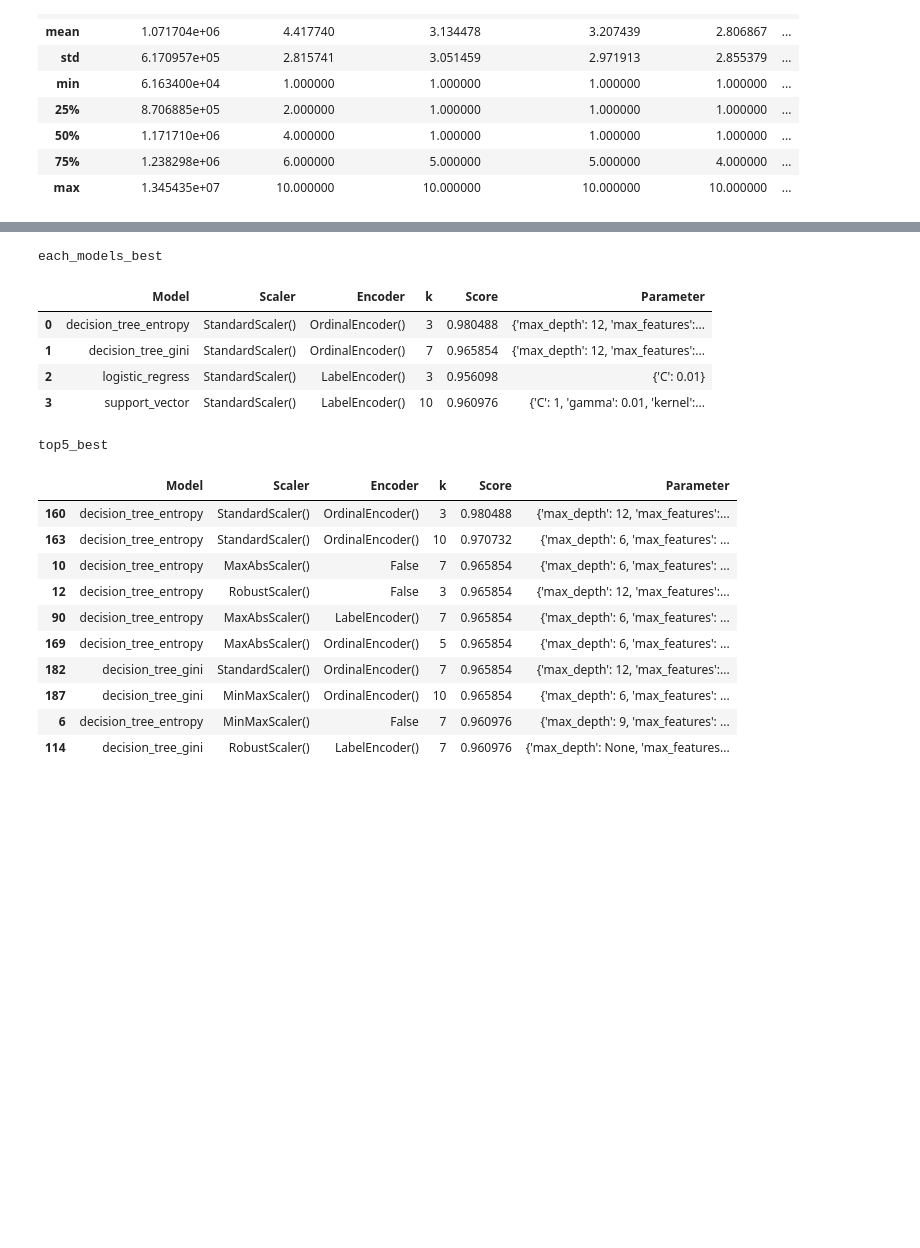
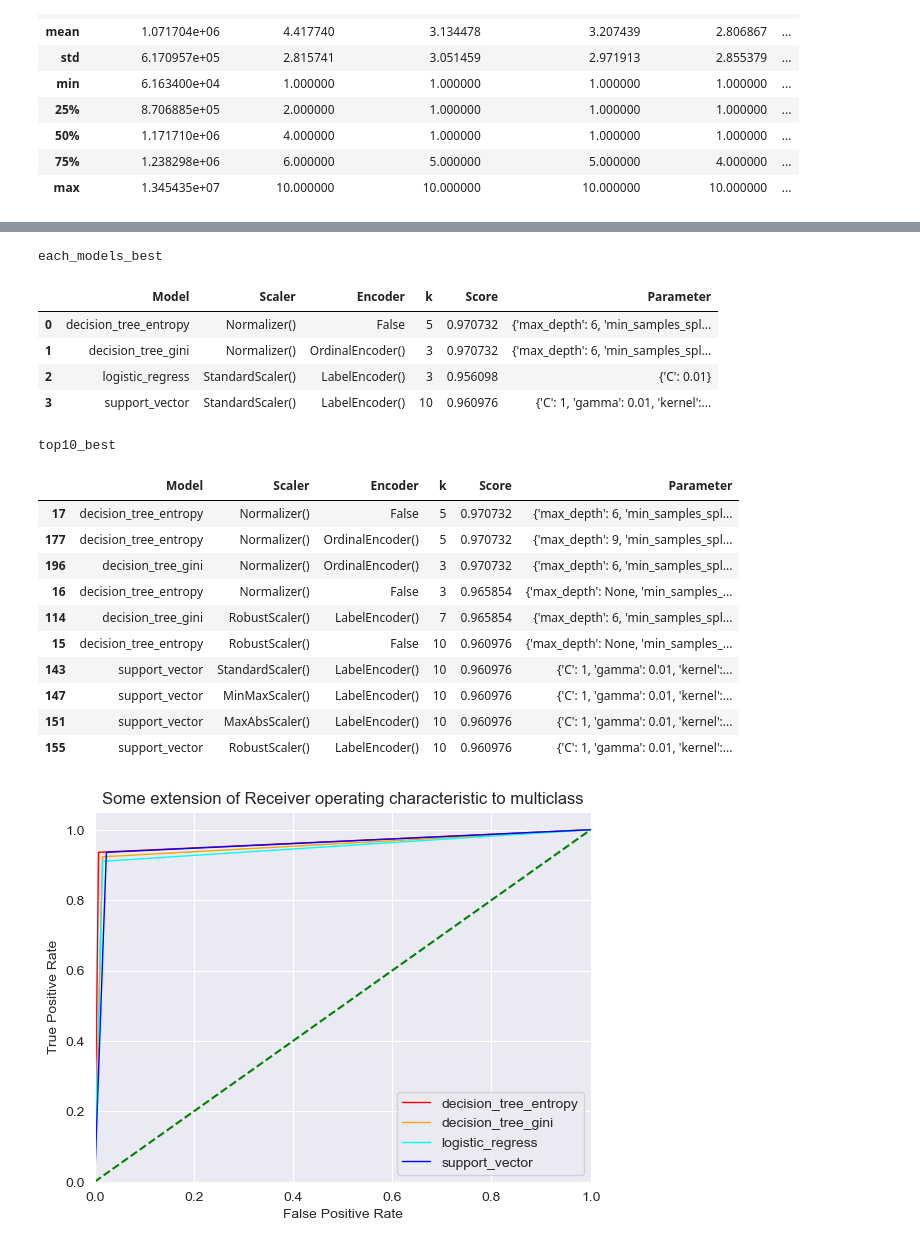
Before and after one commit to hhanoo/University_Major, a Jupyter notebook: Lab1_정현우.ipynb, the cells around one changed output, grey strips where cells are left out. Cells and saved outputs as stored; diff of their text form; code cells hidden in the pictures; blank space fills up the shorter version.

```diff
--- a/Lab1_정현우.ipynb
+++ b/Lab1_정현우.ipynb
@@ -113,12 +115,10 @@ def compare_classifications_model(data, target, models=None, scaler=None, encode
         param = {
             'decision_tree_entropy': {'splitter': ['best', 'random'],
                                       'max_depth': [None, 6, 9, 12],
-                                      'min_samples_split': [2, 3, 4],
-                                      'max_features': [None, 'sqrt', 'log2']},
+                                      'min_samples_split': [2, 3, 4]},
             'decision_tree_gini': {'splitter': ['best', 'random'],
                                    'max_depth': [None, 6, 9, 12],
-                                   'min_samples_split': [2, 3, 4],
-                                   'max_features': [None, 'sqrt', 'log2']},
+                                   'min_samples_split': [2, 3, 4]},
             'logistic_regress': {'C': [0.01, 0.1, 1, 10]},
             'support_vector': {'kernel': ['linear', 'rbf', 'poly', 'sigmoid'],
                                'C': [0.01, 0.1, 1],
@@ -130,6 +130,8 @@ def compare_classifications_model(data, target, models=None, scaler=None, encode
     best_score_models = pd.DataFrame({'Model': models_list}, columns=df_columns)
     best_score_models = best_score_models.fillna(0)
     all_models_data_list = []
+    roc_curve_each_models = pd.DataFrame(index=range(0, 4),
+                                         columns={'Model', 'fper', 'tper'})  # Store the Best each models of fper, tper
 
     for encoders_tmp in encoders:
         if encoders_tmp is not False:
@@ -178,43 +180,70 @@ def compare_classifications_model(data, target, models=None, scaler=None, encode
                     # Store the highest score among the selected model
                     if score > best_score_models.loc[i, 'Score'] or best_score_models.loc[i, 'Score'] == 0:
                         best_score_models.loc[i] = model_data
+                        prob = grid_search.predict(x_test)
+                        fprs, tprs, thresholds = roc_curve(y_test, prob,pos_label=4)
+                        roc_curve_each_models.iloc[i, 0] = models_list[i]
+                        roc_curve_each_models.iloc[i, 1] = fprs
+                        roc_curve_each_models.iloc[i, 2] = tprs
 
                     # Add all results based on selected model, scalar, k, encoder
                     all_models_data_list.append(model_data)
+
     # Convert information in 'all_models_data_list' to data frames
     all_models_data = pd.DataFrame(all_models_data_list, columns=df_columns)
 
+    # Plot ROC curve
+    color_list = ["red", "orange", "aqua", "blue"]
+    for j in range(0, 4):
+        plt.plot(
+            roc_data.iloc[j,1],
+            roc_data.iloc[j,2],
+            color=color_list[j],
+            lw=1,
+            label=roc_data.iloc[j,0]
+        )
+
+    plt.plot([0, 1], [0, 1], color='green', linestyle='--')
+    plt.xlim([0.0, 1.0])
+    plt.ylim([0.0, 1.05])
+    plt.xlabel("False Positive Rate")
+    plt.ylabel("True Positive Rate")
+    plt.title("Some extension of Receiver operating characteristic to multiclass")
+    plt.legend(loc="lower right")
+
     # Returns the highest value for each model and the top 10 information in all cases
-    return best_score_models, all_models_data.nlargest(10, 'Score')
+    return best_score_models, all_models_data.nlargest(10, 'Score'), roc_curve_each_models ,plt
 # %%
 # Main
 # Adjusting for Data Frame Output
 pd.set_option('display.max_rows', None)
 pd.set_option('display.max_columns', None)
 pd.set_option('display.max_colwidth', None)
 
-each_models_best, top5_best = compare_classifications_model(x, y)
+each_models_best, top10_best, roc_data, graph = compare_classifications_model(x, y)
 
 print('each_models_best')
 display(each_models_best)
-print('top5_best')
-display(top5_best)
+print('top10_best')
+display(top10_best)
+graph.show()
 # %% [output]
 each_models_best
 |  | Model | Scaler | Encoder | k | Score | Parameter |
-| 0 | decision_tree_entropy | StandardScaler() | OrdinalEncoder() | 3 | 0.980488 | {'max_depth': 12, 'max_features':... |
-| 1 | decision_tree_gini | StandardScaler() | OrdinalEncoder() | 7 | 0.965854 | {'max_depth': 12, 'max_features':... |
+| 0 | decision_tree_entropy | Normalizer() | False | 5 | 0.970732 | {'max_depth': 6, 'min_samples_spl... |
+| 1 | decision_tree_gini | Normalizer() | OrdinalEncoder() | 3 | 0.970732 | {'max_depth': 6, 'min_samples_spl... |
 | 2 | logistic_regress | StandardScaler() | LabelEncoder() | 3 | 0.956098 | {'C': 0.01} |
 | 3 | support_vector | StandardScaler() | LabelEncoder() | 10 | 0.960976 | {'C': 1, 'gamma': 0.01, 'kernel':... |
-top5_best
+top10_best
 |  | Model | Scaler | Encoder | k | Score | Parameter |
-| 160 | decision_tree_entropy | StandardScaler() | OrdinalEncoder() | 3 | 0.980488 | {'max_depth': 12, 'max_features':... |
-| 163 | decision_tree_entropy | StandardScaler() | OrdinalEncoder() | 10 | 0.970732 | {'max_depth': 6, 'max_features': ... |
-| 10 | decision_tree_entropy | MaxAbsScaler() | False | 7 | 0.965854 | {'max_depth': 6, 'max_features': ... |
-| 12 | decision_tree_entropy | RobustScaler() | False | 3 | 0.965854 | {'max_depth': 12, 'max_features':... |
-| 90 | decision_tree_entropy | MaxAbsScaler() | LabelEncoder() | 7 | 0.965854 | {'max_depth': 6, 'max_features': ... |
-| 169 | decision_tree_entropy | MaxAbsScaler() | OrdinalEncoder() | 5 | 0.965854 | {'max_depth': 6, 'max_features': ... |
-| 182 | decision_tree_gini | StandardScaler() | OrdinalEncoder() | 7 | 0.965854 | {'max_depth': 12, 'max_features':... |
-| 187 | decision_tree_gini | MinMaxScaler() | OrdinalEncoder() | 10 | 0.965854 | {'max_depth': 6, 'max_features': ... |
-| 6 | decision_tree_entropy | MinMaxScaler() | False | 7 | 0.960976 | {'max_depth': 9, 'max_features': ... |
-| 114 | decision_tree_gini | RobustScaler() | LabelEncoder() | 7 | 0.960976 | {'max_depth': None, 'max_features... |
+| 17 | decision_tree_entropy | Normalizer() | False | 5 | 0.970732 | {'max_depth': 6, 'min_samples_spl... |
+| 177 | decision_tree_entropy | Normalizer() | OrdinalEncoder() | 5 | 0.970732 | {'max_depth': 9, 'min_samples_spl... |
+| 196 | decision_tree_gini | Normalizer() | OrdinalEncoder() | 3 | 0.970732 | {'max_depth': 6, 'min_samples_spl... |
+| 16 | decision_tree_entropy | Normalizer() | False | 3 | 0.965854 | {'max_depth': None, 'min_samples_... |
+| 114 | decision_tree_gini | RobustScaler() | LabelEncoder() | 7 | 0.965854 | {'max_depth': 6, 'min_samples_spl... |
+| 15 | decision_tree_entropy | RobustScaler() | False | 10 | 0.960976 | {'max_depth': None, 'min_samples_... |
+| 143 | support_vector | StandardScaler() | LabelEncoder() | 10 | 0.960976 | {'C': 1, 'gamma': 0.01, 'kernel':... |
+| 147 | support_vector | MinMaxScaler() | LabelEncoder() | 10 | 0.960976 | {'C': 1, 'gamma': 0.01, 'kernel':... |
+| 151 | support_vector | MaxAbsScaler() | LabelEncoder() | 10 | 0.960976 | {'C': 1, 'gamma': 0.01, 'kernel':... |
+| 155 | support_vector | RobustScaler() | LabelEncoder() | 10 | 0.960976 | {'C': 1, 'gamma': 0.01, 'kernel':... |
+[figure, added]
```
Also changed, not shown: parts of 2 cells of this notebook, 4 other files.
